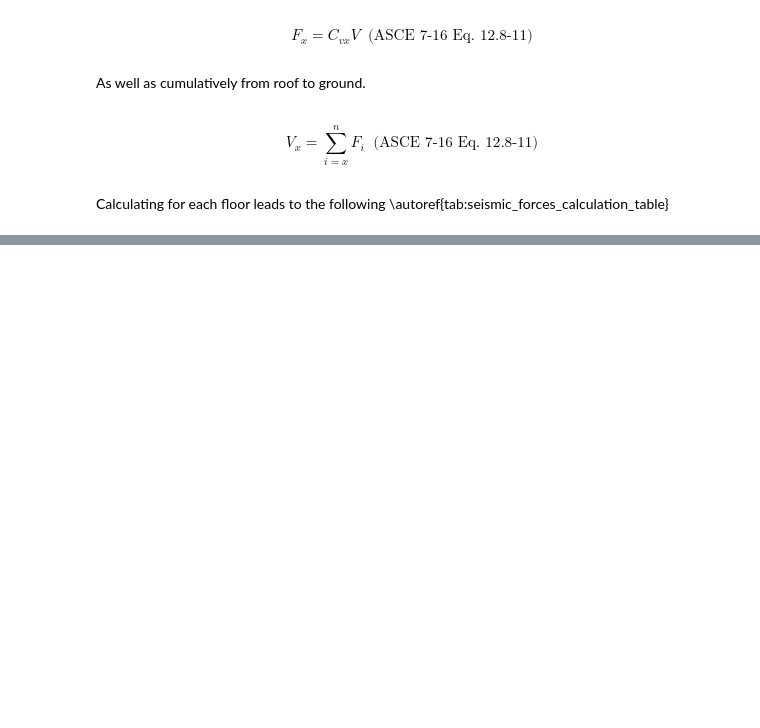
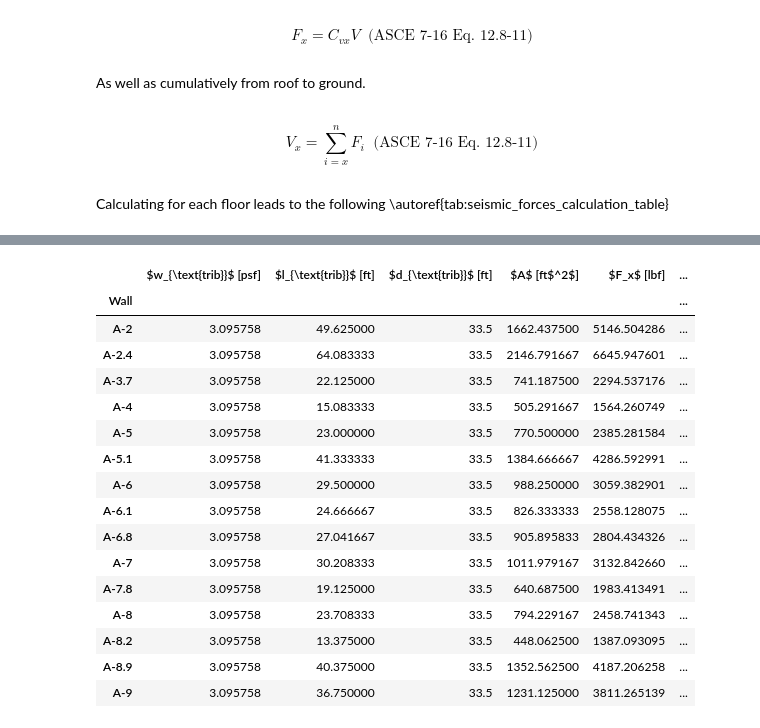
Before and after one commit to kpff-andy-sazima/Beaverton-Creek, a Jupyter notebook: building_a_seismic.ipynb, the cells around one changed output, grey strips where cells are left out. Drawn from its saved outputs; the diff is of its cells as text; code cells hidden in the pictures; blank space fills up the shorter version.

```diff
--- a/building_a_seismic.ipynb
+++ b/building_a_seismic.ipynb
@@ -599,0 +840,30 @@ display_table(
+# %%
+# Format the dataframe
+# Reverse the order of the dataframe with '.loc[::-1]' so roof is the top row and ground is the bottom row, then apply formatting with the 'format_dataframe' function
+styler = df_display.loc["Level 3"].style.format(
+    lambda value: sig_figs(value, sig_figs=3)
+)
+display_table(
+    styler=styler,
+    position_float="centering",
+    caption="Diaphragm Forces - Level 3",
+    label=f"tab:diaphragm_forces_level3_ns",
+)
+# %% [output]
+|  | $w_{\text{trib}}$ [psf] | $l_{\text{trib}}$ [ft] | $d_{\text{trib}}$ [ft] | $A$ [ft$^2$] | $F_x$ [lbf] | ... |
+| Wall |  |  |  |  |  | ... |
+| A-2 | 3.095758 | 49.625000 | 33.5 | 1662.437500 | 5146.504286 | ... |
+| A-2.4 | 3.095758 | 64.083333 | 33.5 | 2146.791667 | 6645.947601 | ... |
+| A-3.7 | 3.095758 | 22.125000 | 33.5 | 741.187500 | 2294.537176 | ... |
+| A-4 | 3.095758 | 15.083333 | 33.5 | 505.291667 | 1564.260749 | ... |
+| A-5 | 3.095758 | 23.000000 | 33.5 | 770.500000 | 2385.281584 | ... |
+| A-5.1 | 3.095758 | 41.333333 | 33.5 | 1384.666667 | 4286.592991 | ... |
+| A-6 | 3.095758 | 29.500000 | 33.5 | 988.250000 | 3059.382901 | ... |
+| A-6.1 | 3.095758 | 24.666667 | 33.5 | 826.333333 | 2558.128075 | ... |
+| A-6.8 | 3.095758 | 27.041667 | 33.5 | 905.895833 | 2804.434326 | ... |
+| A-7 | 3.095758 | 30.208333 | 33.5 | 1011.979167 | 3132.842660 | ... |
+| A-7.8 | 3.095758 | 19.125000 | 33.5 | 640.687500 | 1983.413491 | ... |
+| A-8 | 3.095758 | 23.708333 | 33.5 | 794.229167 | 2458.741343 | ... |
+| A-8.2 | 3.095758 | 13.375000 | 33.5 | 448.062500 | 1387.093095 | ... |
+| A-8.9 | 3.095758 | 40.375000 | 33.5 | 1352.562500 | 4187.206258 | ... |
+| A-9 | 3.095758 | 36.750000 | 33.5 | 1231.125000 | 3811.265139 | ... |
```
Also changed, not shown: parts of 39 cells of this notebook.
